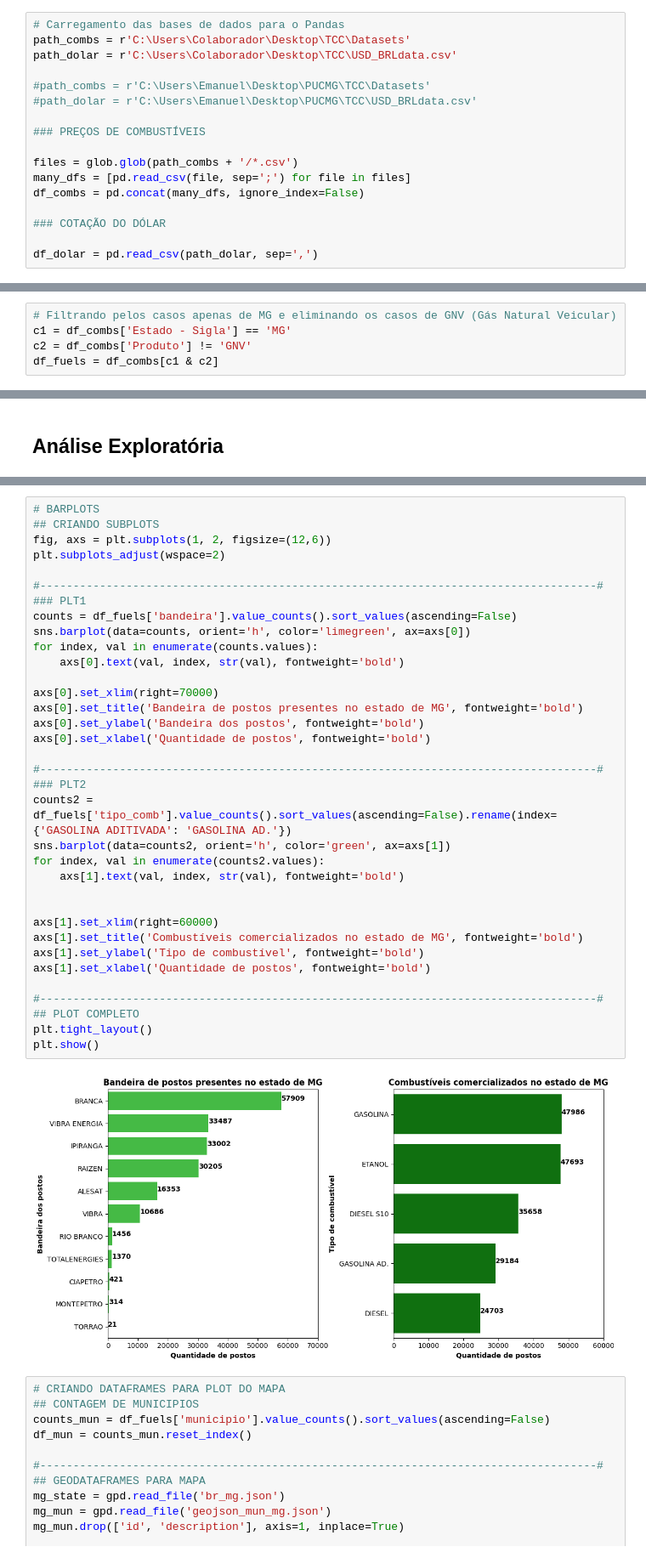
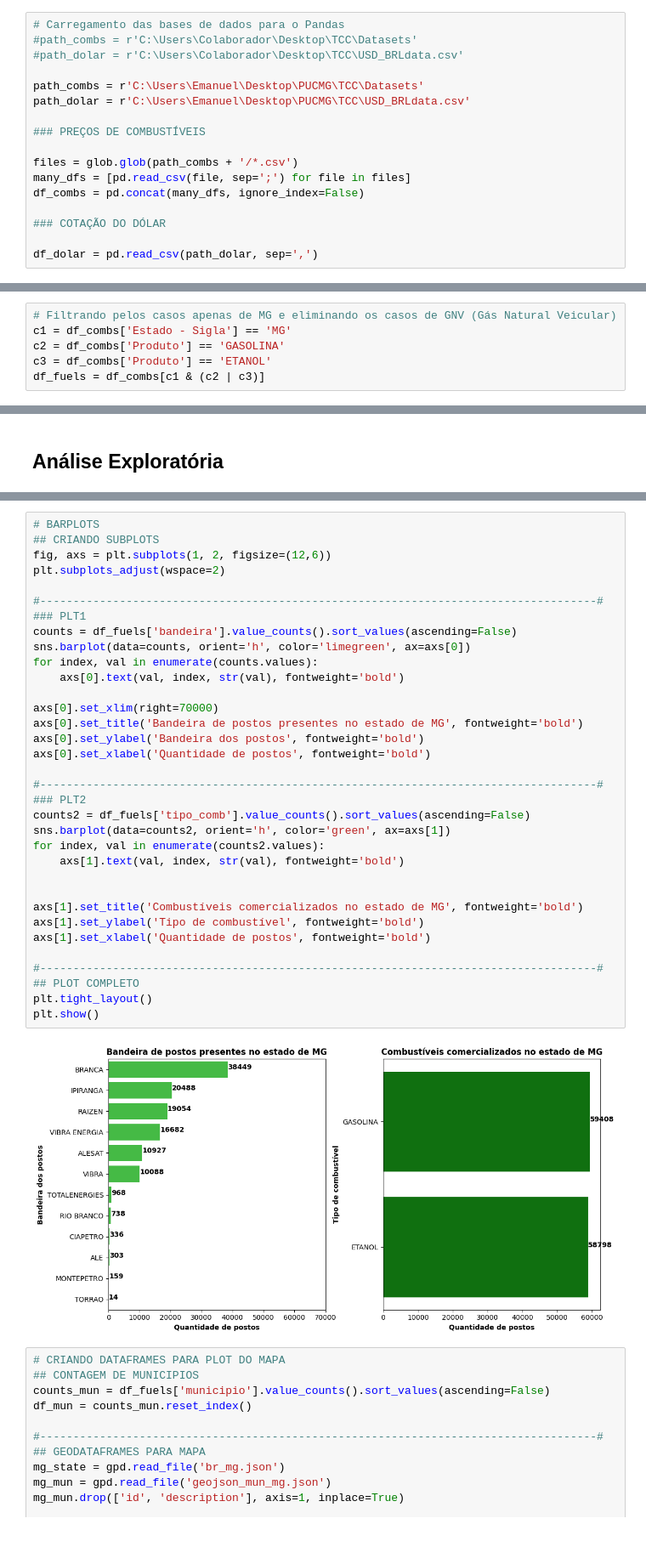
Before and after one commit to emanuel-brandao15/fuel-prices-forecast-brazil-mg, a Jupyter notebook: fuel_timeseries.ipynb, the cells around one changed output, grey strips where cells are left out. Shown at 85% size. Drawn from its saved outputs; the diff is of its cells as text.

```diff
--- a/fuel_timeseries.ipynb
+++ b/fuel_timeseries.ipynb
@@ -20,11 +19,11 @@ from datetime import datetime, timedelta
 ## **Importação dos dados**
 # %%
 # Carregamento das bases de dados para o Pandas
-path_combs = r'C:\Users\Colaborador\Desktop\TCC\Datasets'
-path_dolar = r'C:\Users\Colaborador\Desktop\TCC\USD_BRLdata.csv'
+#path_combs = r'C:\Users\Colaborador\Desktop\TCC\Datasets'
+#path_dolar = r'C:\Users\Colaborador\Desktop\TCC\USD_BRLdata.csv'
 
-#path_combs = r'C:\Users\Emanuel\Desktop\PUCMG\TCC\Datasets'
-#path_dolar = r'C:\Users\Emanuel\Desktop\PUCMG\TCC\USD_BRLdata.csv'
+path_combs = r'C:\Users\Emanuel\Desktop\PUCMG\TCC\Datasets'
+path_dolar = r'C:\Users\Emanuel\Desktop\PUCMG\TCC\USD_BRLdata.csv'
 
 ### PREÇOS DE COMBUSTÍVEIS
 
@@ -133,8 +132,9 @@ dtype: int64
 # %%
 # Filtrando pelos casos apenas de MG e eliminando os casos de GNV (Gás Natural Veicular)
 c1 = df_combs['Estado - Sigla'] == 'MG'
-c2 = df_combs['Produto'] != 'GNV'
-df_fuels = df_combs[c1 & c2]
+c2 = df_combs['Produto'] == 'GASOLINA'
+c3 = df_combs['Produto'] == 'ETANOL'
+df_fuels = df_combs[c1 & (c2 | c3)]
 # %%
 # Remoção de colunas indesejadas e mudança nos nomes das restantes - Dataset COMBUSTÍVEIS
 non_relevant = ['Regiao - Sigla', 'Revenda', 'CNPJ da Revenda', 'Nome da Rua', 'Numero Rua', 'Complemento', 'Bairro', 'Valor de Compra', 'Unidade de Medida']
@@ -260,36 +285,35 @@ fig, axs = plt.subplots(1, 2, figsize=(12,6))
 plt.subplots_adjust(wspace=2)
 
 #------------------------------------------------------------------------------------#
 ### PLT1
 counts = df_fuels['bandeira'].value_counts().sort_values(ascending=False)
 sns.barplot(data=counts, orient='h', color='limegreen', ax=axs[0])
 for index, val in enumerate(counts.values):
     axs[0].text(val, index, str(val), fontweight='bold')
 
 axs[0].set_xlim(right=70000)
 axs[0].set_title('Bandeira de postos presentes no estado de MG', fontweight='bold')
 axs[0].set_ylabel('Bandeira dos postos', fontweight='bold')
 axs[0].set_xlabel('Quantidade de postos', fontweight='bold')
 
 #------------------------------------------------------------------------------------#
 ### PLT2
-counts2 = df_fuels['tipo_comb'].value_counts().sort_values(ascending=False).rename(index={'GASOLINA ADITIVADA': 'GASOLINA AD.'})
+counts2 = df_fuels['tipo_comb'].value_counts().sort_values(ascending=False)
 sns.barplot(data=counts2, orient='h', color='green', ax=axs[1])
 for index, val in enumerate(counts2.values):
     axs[1].text(val, index, str(val), fontweight='bold')
 
 
-axs[1].set_xlim(right=60000)
 axs[1].set_title('Combustíveis comercializados no estado de MG', fontweight='bold')
 axs[1].set_ylabel('Tipo de combustível', fontweight='bold')
 axs[1].set_xlabel('Quantidade de postos', fontweight='bold')
 
 #------------------------------------------------------------------------------------#
 ## PLOT COMPLETO
 plt.tight_layout()
 plt.show()
 # %% [output]
-[figure, old version]
+[figure, new version]
 # %%
 # CRIANDO DATAFRAMES PARA PLOT DO MAPA
 ## CONTAGEM DE MUNICIPIOS
```
Also changed, not shown: parts of 45 cells of this notebook.
